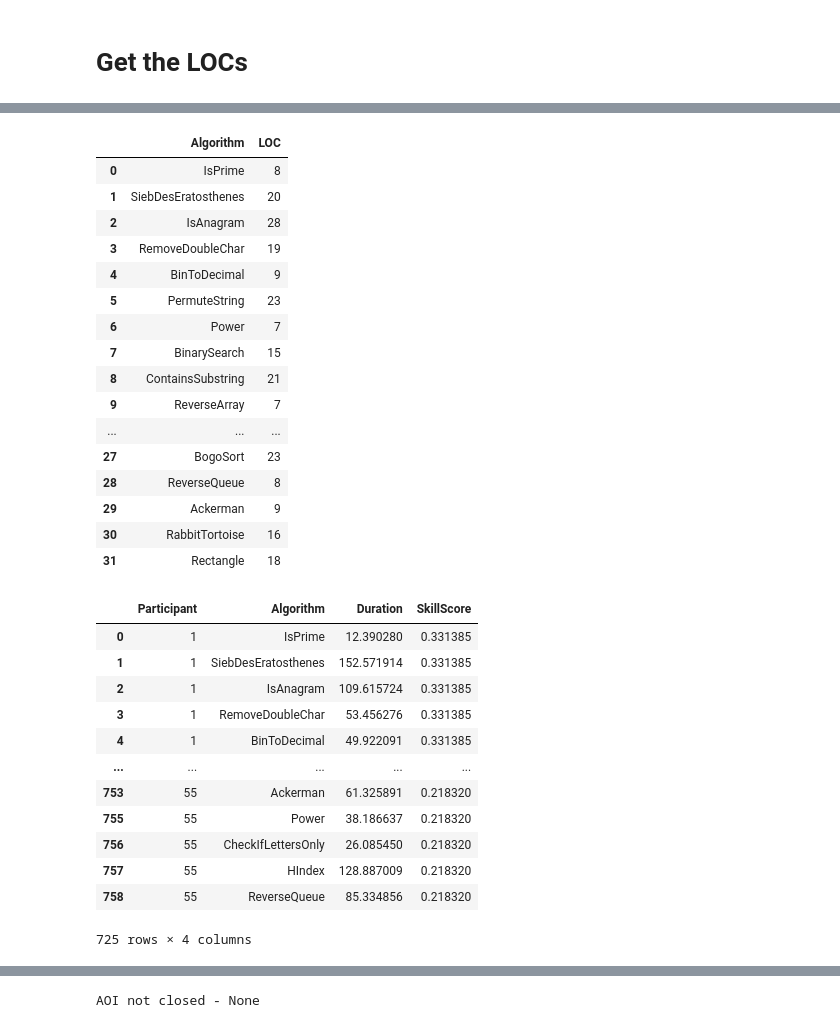
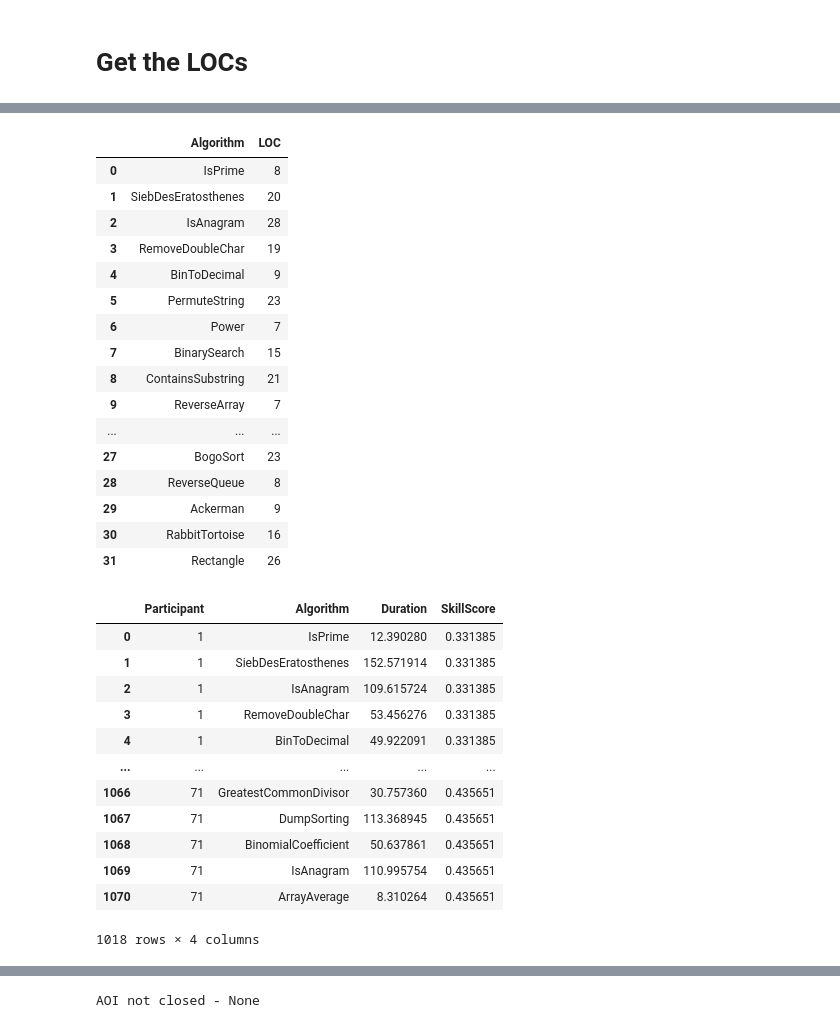
Before and after one commit to brains-on-code/eye-tracking-tools-influence, a Jupyter notebook: Study24/RQ1_PAPER_Eyetracking_pygaze.ipynb, the cells around one changed output, grey strips where cells are left out. Cells and saved outputs as stored; diff of their text form; code cells hidden in the pictures.

```diff
--- a/Study24/RQ1_PAPER_Eyetracking_pygaze.ipynb
+++ b/Study24/RQ1_PAPER_Eyetracking_pygaze.ipynb
@@ -1010,7 +998,7 @@ df_line_fixation_per_participant
 snippets = df_fixation["Algorithm"].unique()
 df_snippet_length = pd.DataFrame(columns=["Algorithm", "LOC"])
 for snippet in tqdm(snippets):
-    aoi_token_generator = f"./../CodeSnippets/Generators_Labeled/Generators/{snippet}_ast.json"
+    aoi_token_generator = f"../data/24/CodeSnippets/Generators_Labeled/Generators/{snippet}.json"
     with open(aoi_token_generator) as f:
         aoi_list = json.load(f)
         data = aoi_list["source-code"]
@@ -1034,27 +1022,27 @@ df_snippet_length
 | 28 | ReverseQueue | 8 |
 | 29 | Ackerman | 9 |
 | 30 | RabbitTortoise | 16 |
-| 31 | Rectangle | 18 |
+| 31 | Rectangle | 26 |
 # %%
 # read in Behavioural and Skills data
-df_behavioral = pd.read_csv('./data/filteredData/fixation_stats.csv', sep=";")
+df_behavioral = pd.read_csv('../data/24/dataEvaluation/data/filteredData/fixation_stats.csv', sep=";")
 df_behavioral = df_behavioral[df_behavioral["IsOutlier"] == False]
 df_behavioral = df_behavioral[["Participant", "Algorithm", "Duration", "SkillScore"]]
 df_behavioral
 # %% [output]
 |  | Participant | Algorithm | Duration | SkillScore |
 | 0 | 1 | IsPrime | 12.390280 | 0.331385 |
 | 1 | 1 | SiebDesEratosthenes | 152.571914 | 0.331385 |
 | 2 | 1 | IsAnagram | 109.615724 | 0.331385 |
 | 3 | 1 | RemoveDoubleChar | 53.456276 | 0.331385 |
 | 4 | 1 | BinToDecimal | 49.922091 | 0.331385 |
 | ... | ... | ... | ... | ... |
-| 753 | 55 | Ackerman | 61.325891 | 0.218320 |
-| 755 | 55 | Power | 38.186637 | 0.218320 |
-| 756 | 55 | CheckIfLettersOnly | 26.085450 | 0.218320 |
-| 757 | 55 | HIndex | 128.887009 | 0.218320 |
-| 758 | 55 | ReverseQueue | 85.334856 | 0.218320 |
+| 1066 | 71 | GreatestCommonDivisor | 30.757360 | 0.435651 |
+| 1067 | 71 | DumpSorting | 113.368945 | 0.435651 |
+| 1068 | 71 | BinomialCoefficient | 50.637861 | 0.435651 |
+| 1069 | 71 | IsAnagram | 110.995754 | 0.435651 |
+| 1070 | 71 | ArrayAverage | 8.310264 | 0.435651 |
-725 rows × 4 columns
+1018 rows × 4 columns
 # %%
 # merge dataframes together to access every possible combination of participant, algorithm and duration,skillscore
 df_combined = pd.merge(df_line_fixation_per_participant, df_snippet_length, on=["Algorithm"])
```
Also changed, not shown: parts of 11 cells of this notebook, 24 other files.
